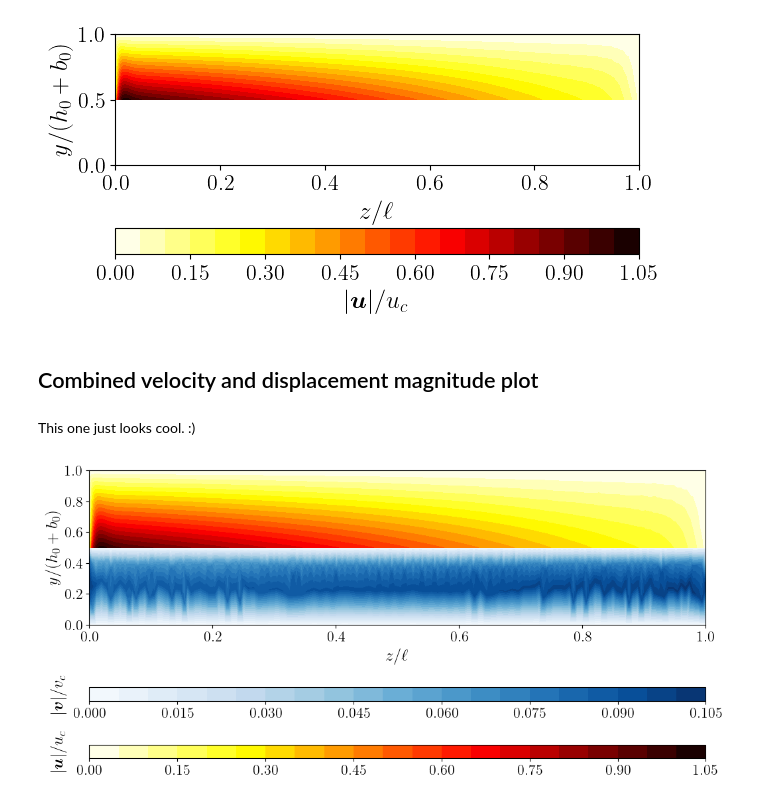
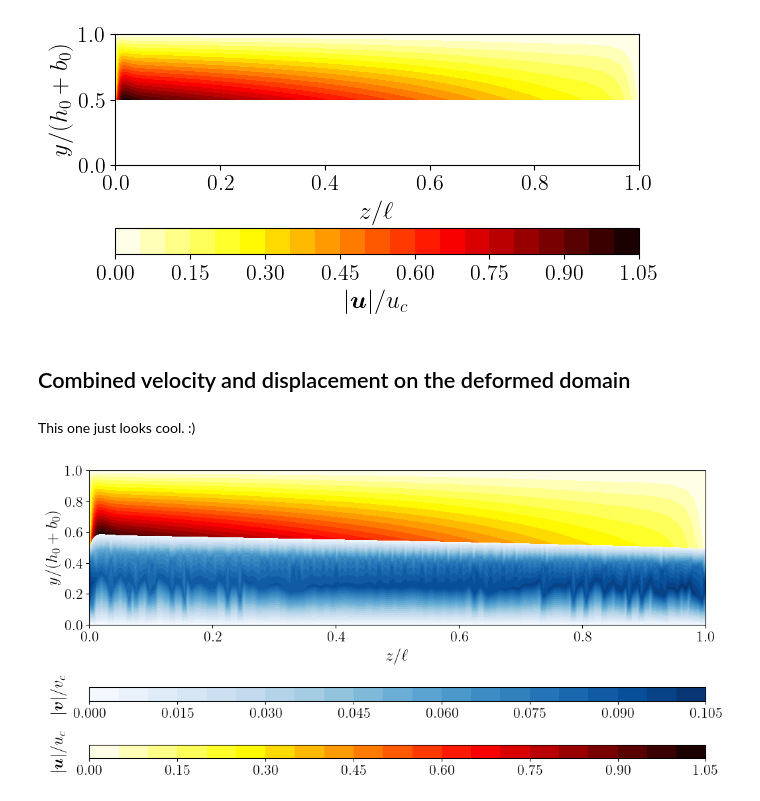
Before and after one commit to ichristov/soft-hydraulic-ale-fsi, a Jupyter notebook: ALE-FSIx_2D.ipynb, the cells around one changed output. Cells and saved outputs as stored; diff of their text form; code cells hidden in the pictures.

Commit message:
change cover image and cool plot to deformed domain

```diff
--- a/ALE-FSIx_2D.ipynb
+++ b/ALE-FSIx_2D.ipynb
@@ -1529,58 +1529,68 @@ plt.show()
 # %% [output]
 [figure]
 # %% [markdown]
-## Combined velocity and displacement magnitude plot
+## Combined velocity and displacement on the deformed domain
 # %% [markdown]
 This one just looks cool. :)
 # %%
 from matplotlib.gridspec import GridSpec
 
-# Displacement magnitude nodal values:
-umag_plot = Function(V_plot)
-umag_expr = Expression(sqrt(dot(uhat, uhat)), V_plot.element.interpolation_points)
-umag_plot.interpolate(umag_expr)
-umag_vals = umag_plot.x.array.real
+# Interpolate displacement components into the scalar P1 plotting space:
+ux_plot = Function(V_plot)
+uy_plot = Function(V_plot)
+ux_plot.interpolate(Expression(uhat[0], V_plot.element.interpolation_points))
+uy_plot.interpolate(Expression(uhat[1], V_plot.element.interpolation_points))
 
-# Velocity magnitude nodal values:
-vmag_plot = Function(V_plot)
-vmag_expr = Expression(sqrt(dot(v_out, v_out)), V_plot.element.interpolation_points)
-vmag_plot.interpolate(vmag_expr)
-vmag_vals = vmag_plot.x.array.real
+# Deformed nodal coordinates (normalized):
+x_def = x_coords + ux_plot.x.array.real / l
+y_def = y_coords + uy_plot.x.array.real / (h0 + b0)
 
-# Complementary masked triangulations (split at fluid-solid interface):
-y_tri_mean  = np.mean(y_coords[plot_cells], axis=1)
+# Displacement and velocity magnitude on the same plotting space:
+umag_plot_def = Function(V_plot)
+vmag_plot_def = Function(V_plot)
+umag_plot_def.interpolate(Expression(sqrt(dot(uhat, uhat)),
+                                     V_plot.element.interpolation_points))
+vmag_plot_def.interpolate(Expression(sqrt(dot(v_out, v_out)),
+                                     V_plot.element.interpolation_points))
+umag_vals_def = umag_plot_def.x.array.real
+vmag_vals_def = vmag_plot_def.x.array.real
+
+# Complementary masked triangulations on the deformed domain:
+y_tri_mean  = np.mean(y_coords[plot_cells], axis=1)   # mask from reference coords
 fluid_split = h0 / (h0 + b0)
 
-fluid_triang = tri.Triangulation(x_coords.copy(), y_coords.copy(), plot_cells.copy())
-fluid_triang.set_mask(y_tri_mean >= fluid_split)
+fluid_triang_def = tri.Triangulation(x_def.copy(), y_def.copy(), plot_cells.copy())
+fluid_triang_def.set_mask(y_tri_mean >= fluid_split)
 
-solid_triang = tri.Triangulation(x_coords.copy(), y_coords.copy(), plot_cells.copy())
-solid_triang.set_mask(y_tri_mean <  fluid_split)
+solid_triang_def = tri.Triangulation(x_def.copy(), y_def.copy(), plot_cells.copy())
+solid_triang_def.set_mask(y_tri_mean <  fluid_split)
 
 # Create plot with two colorbars:
 fig = plt.figure(figsize=(12, 6))
 gs = GridSpec(3, 1, height_ratios=[10, 0.7, 0.7], hspace=0.6)
 ax    = fig.add_subplot(gs[0])
 cax_v = fig.add_subplot(gs[1])
 cax_u = fig.add_subplot(gs[2])
 
-cf_v = ax.tricontourf(fluid_triang, vmag_vals / float(v_c),        levels=20, cmap='Blues')
-cf_u = ax.tricontourf(solid_triang, umag_vals / float(alpha * h0), levels=20, cmap='hot_r')
+cf_v = ax.tricontourf(fluid_triang_def, vmag_vals_def / float(v_c),
+                      levels=20, cmap='Blues')
+cf_u = ax.tricontourf(solid_triang_def, umag_vals_def / float(alpha * h0),
+                      levels=20, cmap='hot_r')
 
 ax.set_xlabel(r'$z/\ell$')
 ax.set_ylabel(r'$y/(h_0+b_0)$')
 ax.set_aspect(1 / 4)
 
 cb_v = fig.colorbar(cf_v, cax=cax_v, orientation='horizontal')
 cb_u = fig.colorbar(cf_u, cax=cax_u, orientation='horizontal')
 
 if params['text.usetex']:
-    cb_u.ax.set_ylabel(r'$|\bm{u}|/u_c$', labelpad=25, loc="center")
-    cb_v.ax.set_ylabel(r'$|\bm{v}|/v_c$', labelpad=25, loc="center")
+    cb_v.ax.set_ylabel(r'$|\bm{v}|/v_c$', labelpad=25, loc='center')
+    cb_u.ax.set_ylabel(r'$|\bm{u}|/u_c$', labelpad=25, loc='center')
 else:
-    cb_u.ax.set_ylabel(r'$|\vec{u}|/u_c$', labelpad=25, loc="center")
-    cb_v.ax.set_ylabel(r'$|\vec{v}|/v_c$', labelpad=25, loc="center")
+    cb_v.ax.set_ylabel(r'$|\vec{v}|/v_c$', labelpad=25, loc='center')
+    cb_u.ax.set_ylabel(r'$|\vec{u}|/u_c$', labelpad=25, loc='center')
 
 plt.show()
 # %% [output]
-[figure, old version]
+[figure, new version]
```
Also changed, not shown: parts of 3 cells of this notebook, 2 other files.
